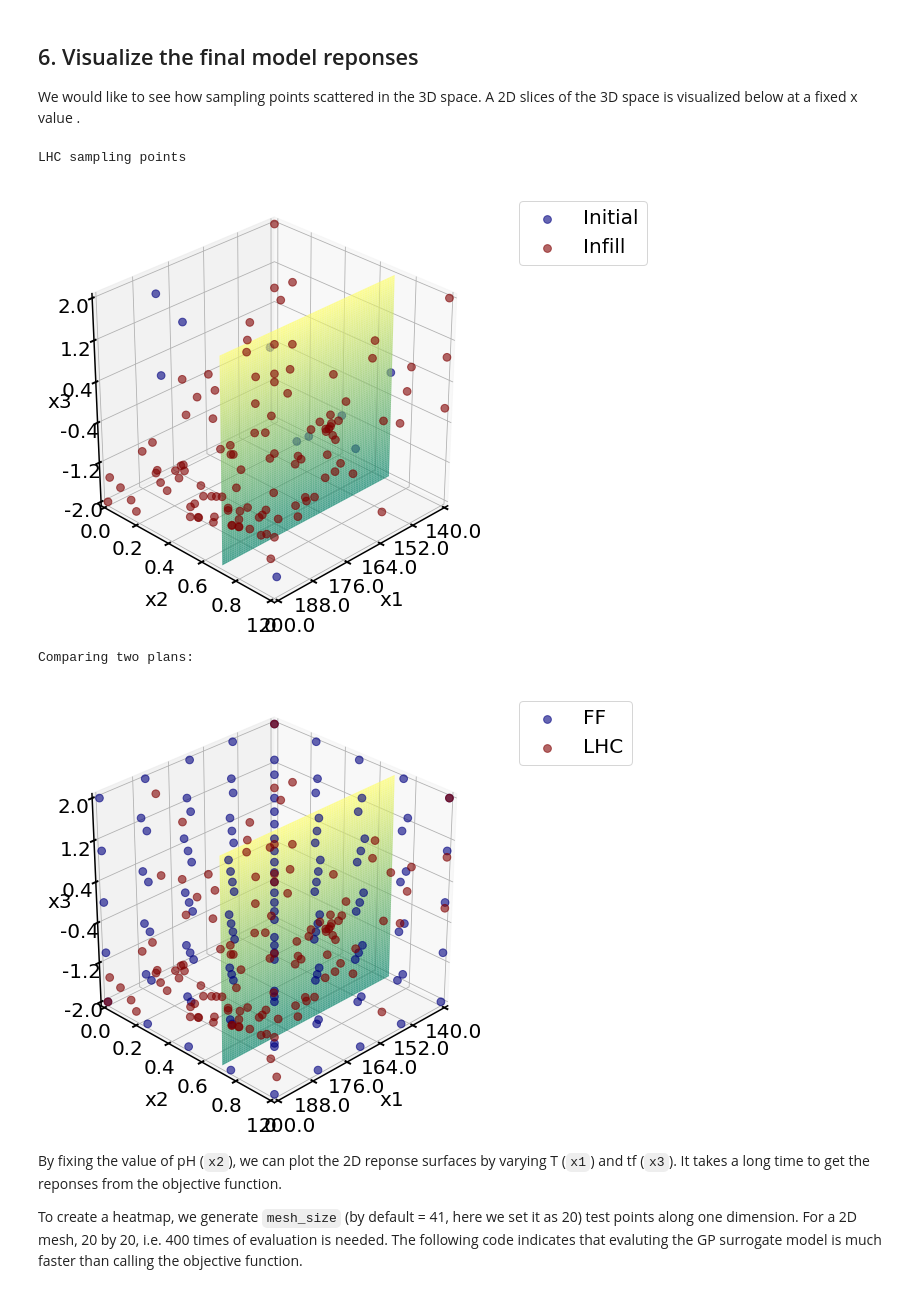
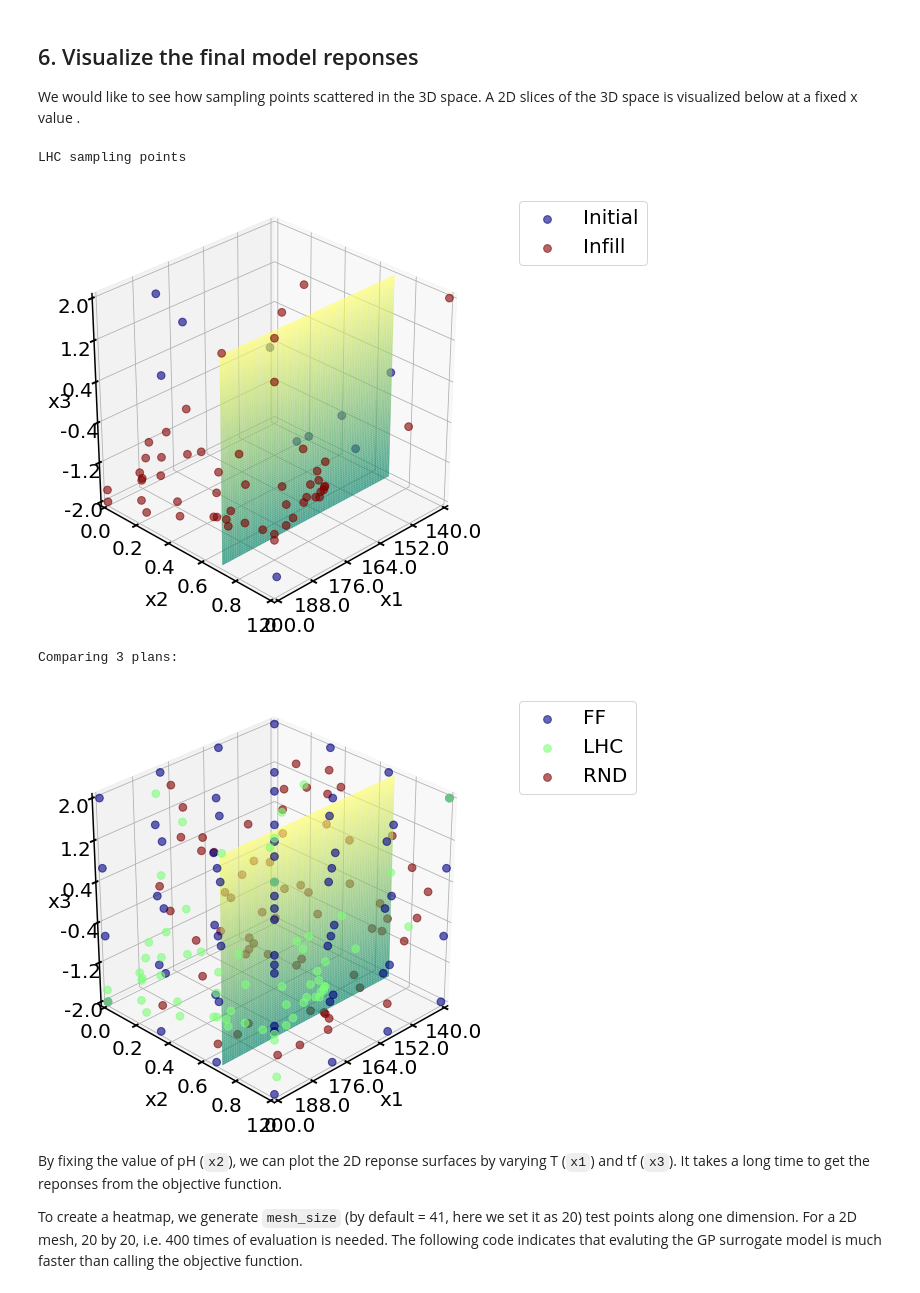
Before and after one commit to VlachosGroup/nextorch, a Jupyter notebook: docs/source/examples/05_PFR_yield.ipynb, the cells around one changed output. Drawn from its saved outputs; the diff is of its cells as text; code cells hidden in the pictures.

```diff
--- a/docs/source/examples/05_PFR_yield.ipynb
+++ b/docs/source/examples/05_PFR_yield.ipynb
@@ -126,11 +127,12 @@ The initial reponse in a real scale `Y_init_real` is computed from the helper fu
 # %%
 #%% Initial Sampling
 # Full factorial design
-n_ff_level = 5
-n_ff = n_ff_level**n_dim
-X_init_ff = doe.full_factorial([n_ff_level, n_ff_level, n_ff_level])
+n_ff_level = 4
+n_total = n_ff_level**n_dim
+
+X_ff = doe.full_factorial([n_ff_level, n_ff_level, n_ff_level])
 # Get the initial responses
-Y_init_ff = bo.eval_objective_func(X_init_ff, X_ranges, objective_func)
+Y_ff = bo.eval_objective_func(X_ff, X_ranges, objective_func)
 
 # Latin hypercube design with 10 initial points
 n_init_lhc = 10
@@ -138,9 +140,15 @@ X_init_lhc = doe.latin_hypercube(n_dim = n_dim, n_points = n_init_lhc, seed= 1)
 # Get the initial responses
 Y_init_lhc = bo.eval_objective_func(X_init_lhc, X_ranges, objective_func)
 
-# Compare the two sampling plans
-plotting.sampling_3d([X_init_ff, X_init_lhc],
+# Completely random design
+X_rnd = doe.randomized_design(n_dim=n_dim, n_points=n_total, seed=1)
+# Get the responses
+Y_rnd = bo.eval_objective_func(X_rnd, X_ranges, objective_func)
+
+
+# Compare the 3 sampling plans
+plotting.sampling_3d([X_ff, X_init_lhc, X_rnd],
                      X_names = X_name_with_unit,
                      X_ranges = X_ranges,
-                     design_names = ['FF', 'LHC'])
+                     design_names = ['FF', 'LHC', 'RND'])
 # %% [output]
@@ -156,7 +164,7 @@ We will train two GP models. Some progress status will be printed out.
 # Set its name, the files will be saved under the folder with the same name
 Exp_ff = bo.Experiment('PFR_yield_ff')
 # Import the initial data
-Exp_ff.input_data(X_init_ff, Y_init_ff, X_ranges = X_ranges, unit_flag = True)
+Exp_ff.input_data(X_ff, Y_ff, X_ranges = X_ranges, unit_flag = True)
 # Set the optimization specifications
 # here we set the objective function, minimization by default
 Exp_ff.set_optim_specs(objective_func = objective_func,
@@ -171,4 +179,14 @@ Exp_lhc.input_data(X_init_lhc, Y_init_lhc, X_ranges = X_ranges, unit_flag = True
 # here we set the objective function, minimization by default
 Exp_lhc.set_optim_specs(objective_func = objective_func,
                         maximize =  True)
+
+
+# Set its name, the files will be saved under the folder with the same name
+Exp_rnd = bo.Experiment('PFR_yield_rnd')
+# Import the initial data
+Exp_rnd.input_data(X_rnd, Y_rnd, X_ranges = X_ranges, unit_flag = True)
+# Set the optimization specifications
+# here we set the objective function, minimization by default
+Exp_rnd.set_optim_specs(objective_func = objective_func,
+                        maximize =  True)
 # %% [output]
@@ -185,7 +209,7 @@ We perform 115 more Bayesian Optimization trials for the LHC design using the de
 # %%
 #%% Optimization loop
 # Set the number of iterations
-n_trials_lhc = n_ff - n_init_lhc
+n_trials_lhc = n_total - n_init_lhc
 for i in range(n_trials_lhc):
     # Generate the next experiment point
     X_new, X_new_real, acq_func = Exp_lhc.generate_next_point()
@@ -222,26 +247,26 @@ We would like to see how sampling points scattered in the 3D space. A 2D slices
 # %%
 #%% plots
 # Check the sampling points
 # Final lhc Sampling
 x2_fixed_real = 0.7 # fixed x2 value
 x_indices = [0, 2] # 0-indexing, for x1 and x3
 print('LHC sampling points')
 plotting.sampling_3d_exp(Exp_lhc,
                          slice_axis = 'y',
                          slice_value_real = x2_fixed_real)
 
-# Compare to full factorial
-print('Comparing two plans: ')
-plotting.sampling_3d([Exp_ff.X, Exp_lhc.X],
+# Compare 3 sampling plans
+print('Comparing 3 plans: ')
+plotting.sampling_3d([Exp_ff.X, Exp_lhc.X, Exp_rnd.X],
                      X_ranges = X_ranges,
-                     design_names = ['FF', 'LHC'],
+                     design_names = ['FF', 'LHC', 'RND'],
                      slice_axis = 'y',
                      slice_value_real = x2_fixed_real)
 # %% [output]
 LHC sampling points
-[figure, old version]
+[figure, new version]
-Comparing two plans:
+Comparing 3 plans:
-[figure, old version]
+[figure, new version]
 # %% [markdown]
 By fixing the value of pH (`x2`), we can plot the 2D reponse surfaces by varying T (`x1`) and tf (`x3`). It takes a long time to get the reponses from the objective function.
 
```
Also changed, not shown: parts of 12 cells of this notebook, 1 other file.
